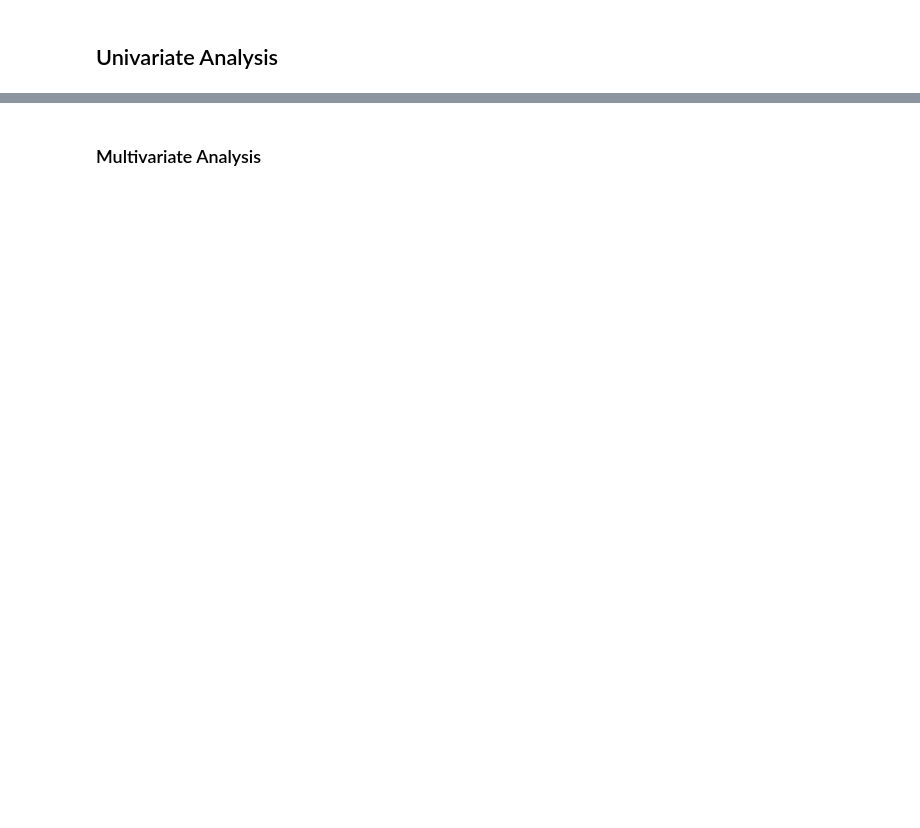
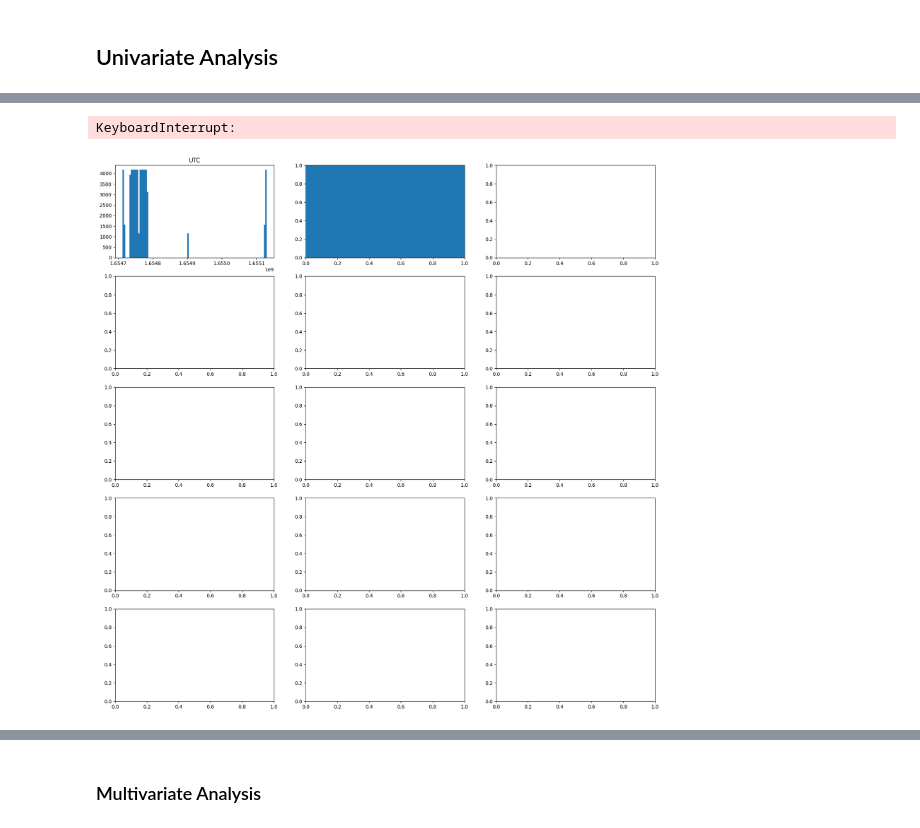
Before and after one commit to hendrikt1479/ml_project_final, a Jupyter notebook: notebooks/smoke.ipynb, the cells around one changed output, grey strips where cells are left out. Saved outputs shown, nothing was run; the diff lists cells and outputs as text; code cells hidden in the pictures; blank space fills up the shorter version.

```diff
--- a/notebooks/smoke.ipynb
+++ b/notebooks/smoke.ipynb
@@ -54,8 +126,2 @@ ori.describe().T
 # %% [markdown]
 ## Univariate Analysis
-# %%
-for i in ori.columns:
-    print('-----------------------------------------')
-    plt.hist(ori[i], bins=100)
-    plt.title(i)
-    plt.show()
@@ -75,0 +128,9 @@ for i in ori.columns:
+# %%
+fig, ax = plt.subplots(nrows=5, ncols=3, figsize=(20,20))
+for j,i in enumerate(ori.columns):
+    ax[j//3, j%3].hist(ori[i], bins=100)
+    ax[j//3, j%3].set_title(i)
+plt.show()
+# %% [output]
+KeyboardInterrupt:
+[figure, added]
```
Also changed, not shown: parts of 15 cells of this notebook, 2 other files.
